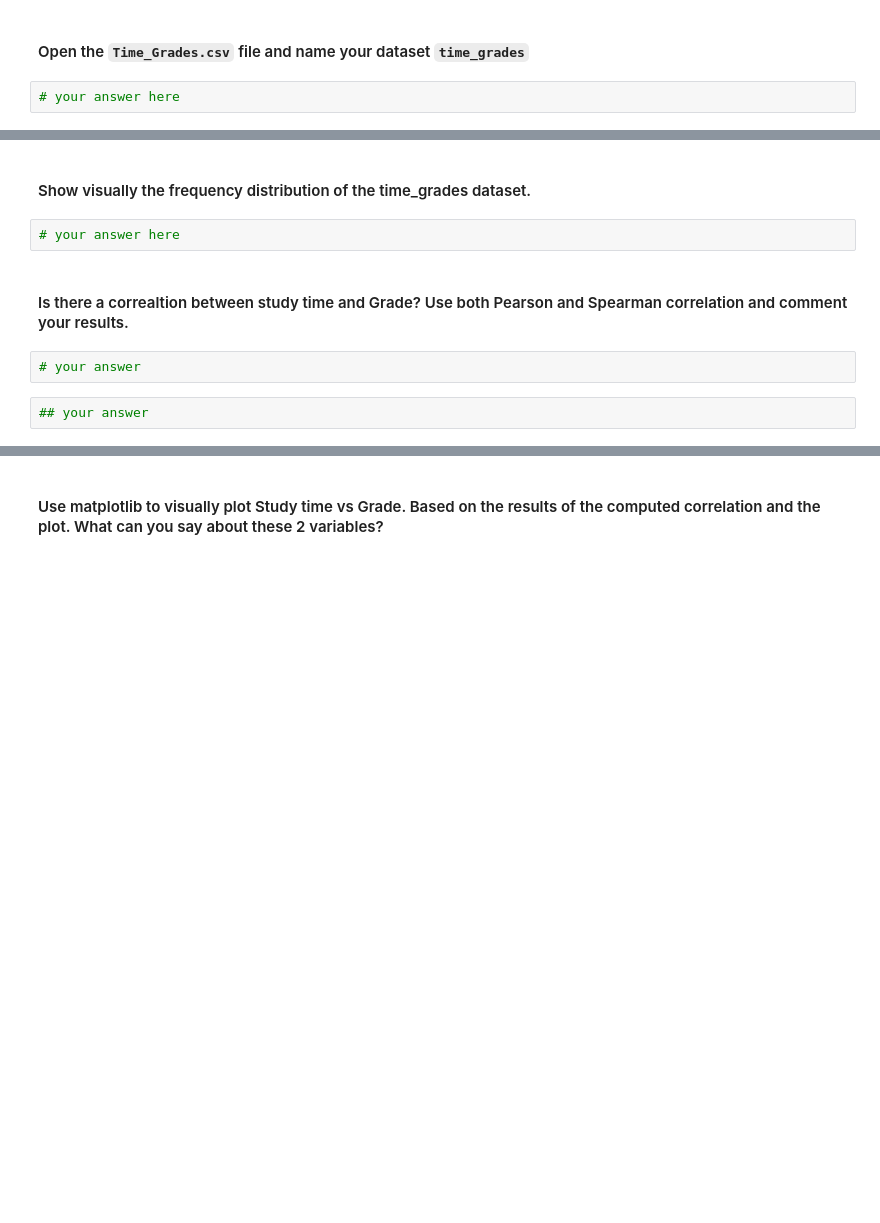
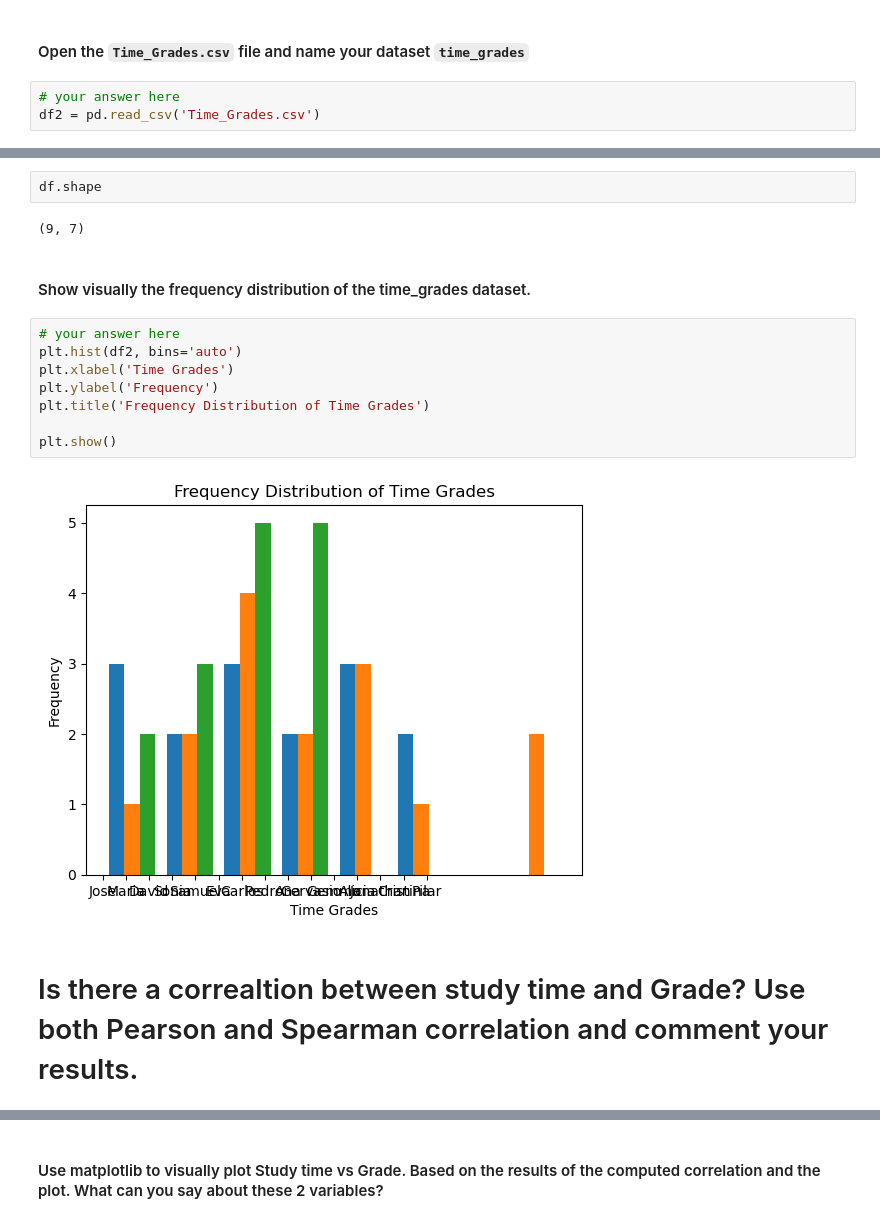
Before and after one commit to Ironhack-Data-Madrid-Abril-2023/5.1-lab_pivot_table_and_correlation, a Jupyter notebook: your_code/main.ipynb, the cells around one changed output, grey strips where cells are left out. Cells and saved outputs as stored; diff of their text form; blank space fills up the shorter version.

```diff
--- a/your_code/main.ipynb
+++ b/your_code/main.ipynb
@@ -234,3 +334,4 @@ column= ['Calorie burned', 'Steps','Floors','Minutes Sedentary','Minutes Very Ac
 #### Open the `Time_Grades.csv` file and name your dataset `time_grades`
 # %%
 # your answer here
+df2 = pd.read_csv('Time_Grades.csv')
@@ -237,10 +347,18 @@ column= ['Calorie burned', 'Steps','Floors','Minutes Sedentary','Minutes Very Ac
+# %%
+df.shape
+# %% [output]
+(9, 7)
 # %% [markdown]
 #### Show visually the frequency distribution of the time_grades dataset.
-# %%
-# your answer here
+# %%
+# your answer here
+plt.hist(df2, bins='auto')
+plt.xlabel('Time Grades')
+plt.ylabel('Frequency')
+plt.title('Frequency Distribution of Time Grades')
+
+plt.show()
+# %% [output]
+[figure, added]
 # %% [markdown]
-#### Is there a correaltion between study time and Grade? Use both Pearson and Spearman correlation and comment your results.
+# Is there a correaltion between study time and Grade? Use both Pearson and Spearman correlation and comment your results.
-# %%
-# your answer
-# %%
-## your answer
```
Also changed, not shown: parts of 28 cells of this notebook.
